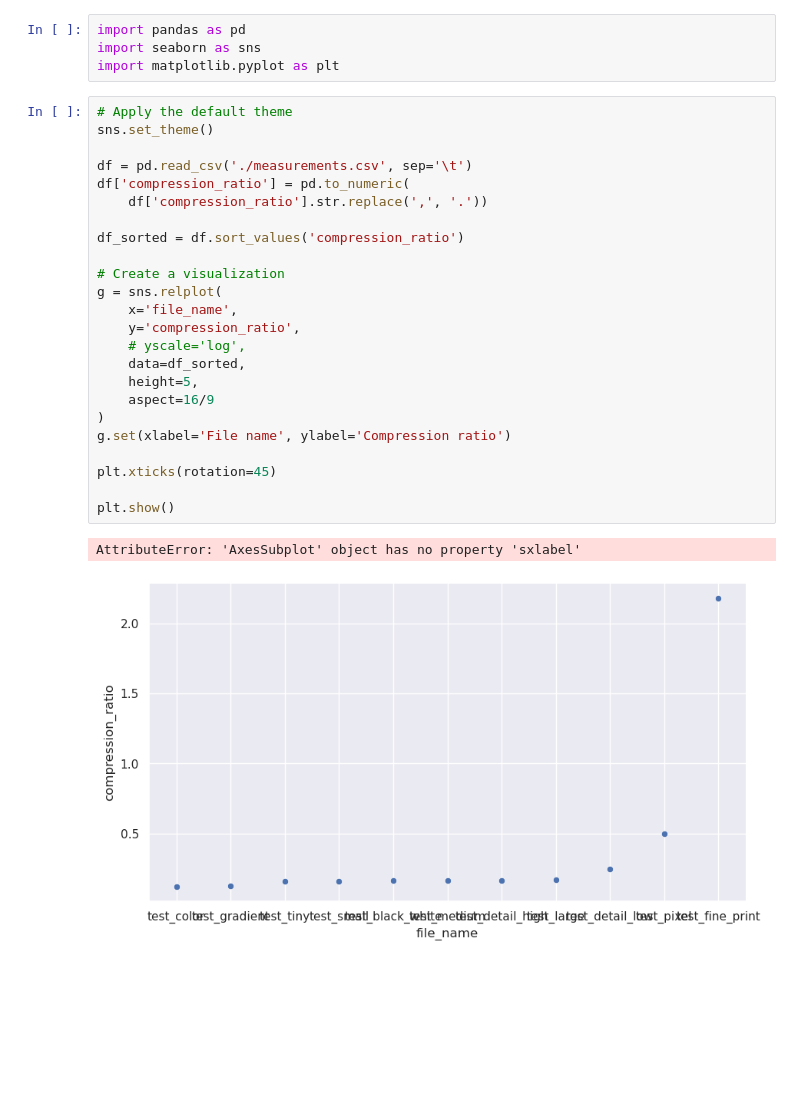
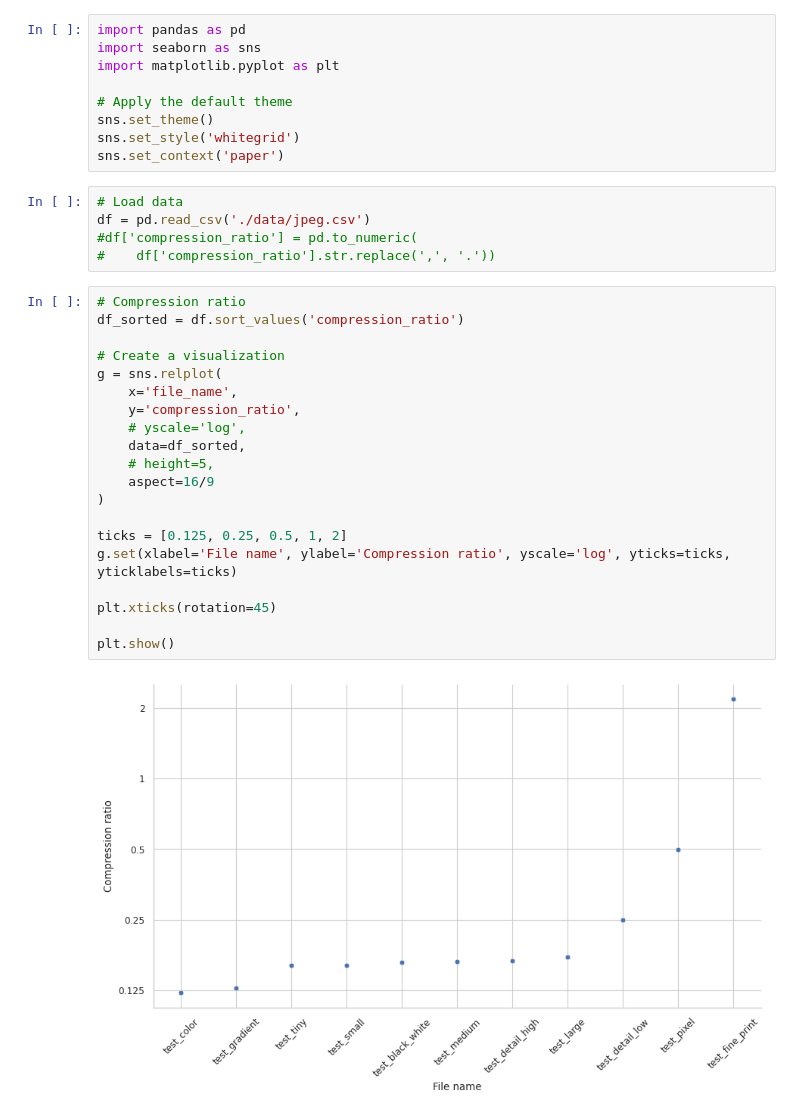
Before and after one commit to xaverhimmelsbach/quadtree-block-compression-visualization, a Jupyter notebook: visualize_jpeg.ipynb, the cells around one changed output. Saved outputs shown, nothing was run; the diff lists cells and outputs as text; blank space fills up the shorter version.

```diff
--- a/visualize_jpeg.ipynb
+++ b/visualize_jpeg.ipynb
@@ -2,30 +2,35 @@
 import pandas as pd
 import seaborn as sns
 import matplotlib.pyplot as plt
+
+# Apply the default theme
+sns.set_theme()
+sns.set_style('whitegrid')
+sns.set_context('paper')
+# %%
+# Load data
+df = pd.read_csv('./data/jpeg.csv')
+#df['compression_ratio'] = pd.to_numeric(
+#    df['compression_ratio'].str.replace(',', '.'))
 # %%
-# Apply the default theme
-sns.set_theme()
-
-df = pd.read_csv('./measurements.csv', sep='\t')
-df['compression_ratio'] = pd.to_numeric(
-    df['compression_ratio'].str.replace(',', '.'))
-
+# Compression ratio
 df_sorted = df.sort_values('compression_ratio')
 
 # Create a visualization
 g = sns.relplot(
     x='file_name',
     y='compression_ratio',
     # yscale='log',
     data=df_sorted,
-    height=5,
+    # height=5,
     aspect=16/9
 )
-g.set(xlabel='File name', ylabel='Compression ratio')
+
+ticks = [0.125, 0.25, 0.5, 1, 2]
+g.set(xlabel='File name', ylabel='Compression ratio', yscale='log', yticks=ticks, yticklabels=ticks)
 
 plt.xticks(rotation=45)
 
 plt.show()
 # %% [output]
-AttributeError: 'AxesSubplot' object has no property 'sxlabel'
-[figure, old version]
+[figure, new version]
```
Also changed, not shown: parts of 1 cell of this notebook, 7 other files.
